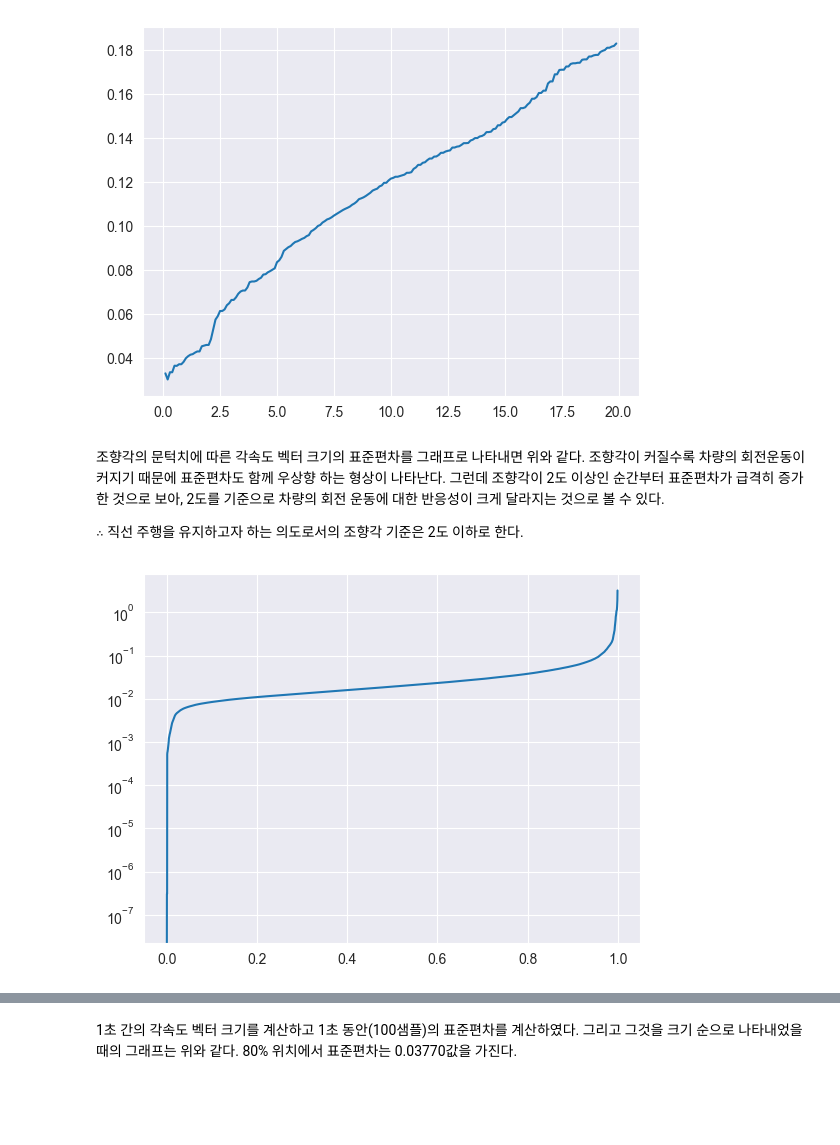
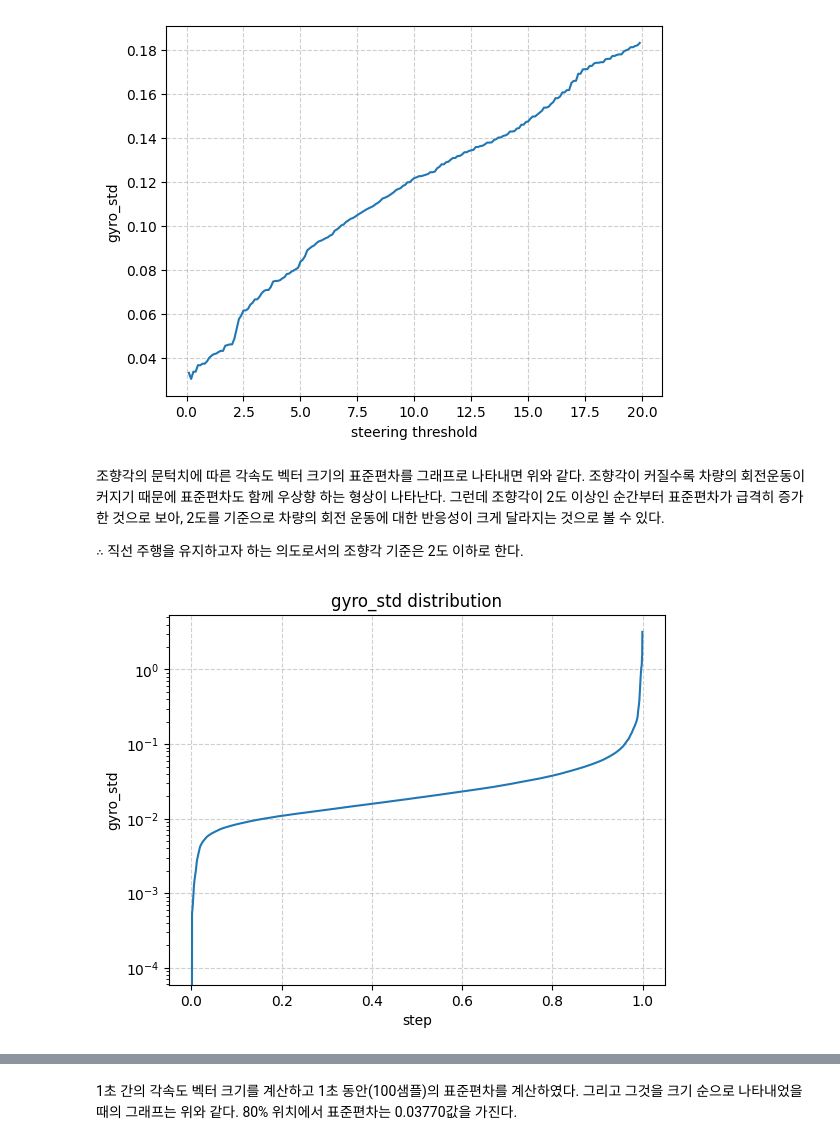
Before and after one commit to Shawn-Kim96/sensor_axis_alignment, a Jupyter notebook: notebooks/1.0-kse-data-exploration-and-axis-alignment-threshold-check.ipynb, the cells around one changed output, grey strips where cells are left out. Saved outputs shown, nothing was run; the diff lists cells and outputs as text; code cells hidden in the pictures; blank space fills up the shorter version.

```diff
--- a/notebooks/1.0-kse-data-exploration-and-axis-alignment-threshold-check.ipynb
+++ b/notebooks/1.0-kse-data-exploration-and-axis-alignment-threshold-check.ipynb
@@ -7,8 +7,13 @@ plot_skip = False
+# %%
+plot_skip = False
+mpl.rcParams['axes.grid'] = True
+mpl.rcParams['grid.alpha'] = 0.6
+mpl.rcParams['grid.linestyle'] = '--'
 # %%
 # df = pd.read_pickle("C:/Users/A10739/PycharmProjects/ufos-solution/data61_1_imu_ctrl_speed.pickle")
 # df = pd.read_pickle("C:/Users/A10739/PycharmProjects/ufos-solution/data61_2_imu_ctrl_speed.pickle")
 # df = pd.read_pickle("C:/Users/A10739/PycharmProjects/ufos-solution/data61_3_imu_ctrl_speed.pickle")
-df = pd.read_pickle("C:/Users/A10739/PycharmProjects/ufos-solution/data61_4_imu_ctrl_speed.pickle")
+df = pd.read_pickle("/Users/a11910/Documents/42dot/ufos-solution/sensor_axis_alignment/data/processed/data61_1_imu_ctrl_speed.pickle")
 # %%
 df
 # %% [output]
@@ -43,9 +50,11 @@ for steering_threshold in np.arange(0.1, 20, 0.1):
 if not plot_skip:
     plt.figure()
     plt.plot(np.arange(0.1, 20, 0.1), std_list)
+    plt.xlabel('steering threshold')
+    plt.ylabel('gyro_std')
     plt.show()
 # %% [output]
-[figure, old version]
+[figure, new version]
 # %% [markdown]
 조향각의 문턱치에 따른 각속도 벡터 크기의 표준편차를 그래프로 나타내면 위와 같다. 조향각이 커질수록 차량의 회전운동이 커지기 때문에 표준편차도 함께 우상향 하는 형상이 나타난다. 그런데 조향각이 2도 이상인 순간부터 표준편차가 급격히 증가한 것으로 보아, 2도를 기준으로 차량의 회전 운동에 대한 반응성이 크게 달라지는 것으로 볼 수 있다.
 
@@ -55,11 +64,14 @@ df['gyr_mag_std'] = df.gyr_mag.rolling(window=100).std()
 # %%
 if not plot_skip:
     plt.figure()
     plt.semilogy(np.arange(0, stop=1, step=1/len(df)), df.gyr_mag_std.sort_values().values)
+    plt.xlabel('step')
+    plt.ylabel('gyro_std')
+    plt.title('gyro_std distribution')
     plt.grid(True)
     plt.show()
 # %% [output]
-[figure, old version]
+[figure, new version]
 # %%
 gyr_mag_std_threshold = df.gyr_mag_std.quantile(0.8)
 gyr_mag_std_threshold
```
Also changed, not shown: parts of 40 cells of this notebook, 2 other files.
